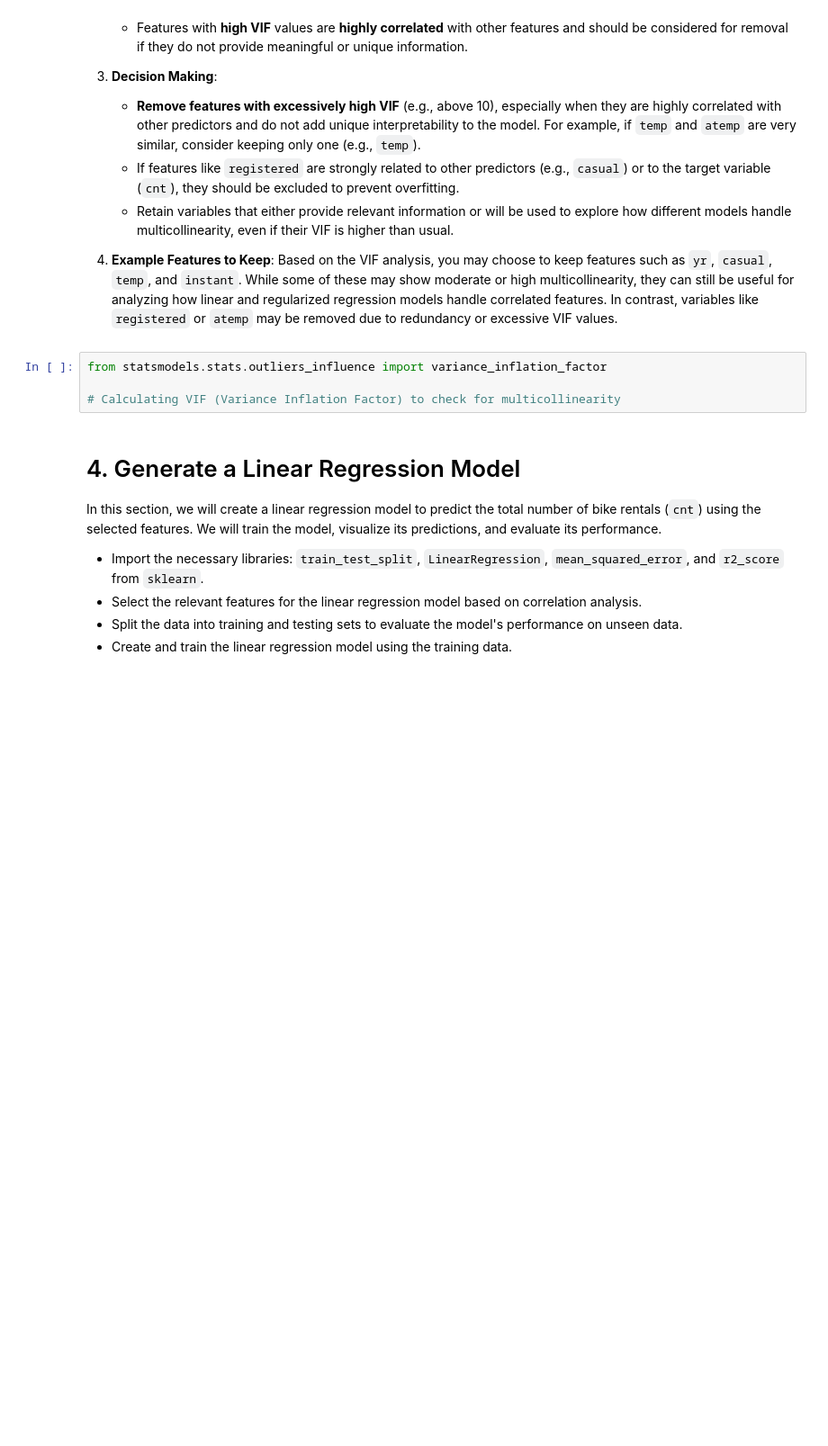
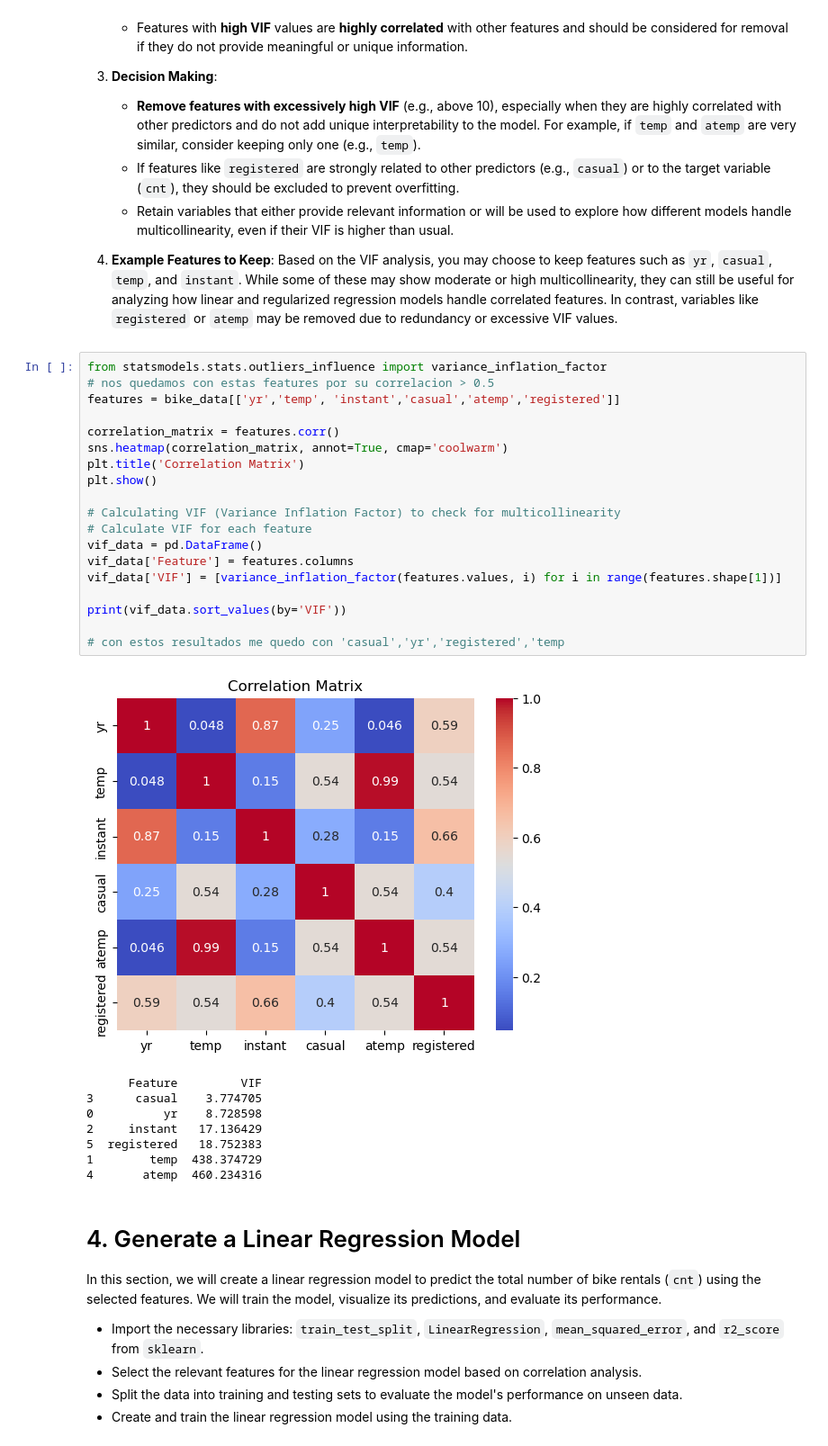
Before and after one commit to GuaSiMoTO/LAB-Machine-Learning-Supervised-Learning-Regression-Models-public, a Jupyter notebook: bike.ipynb, the cells around one changed output. Shown at 90% size. Drawn from its saved outputs; the diff is of its cells as text; blank space fills up the shorter version.

```diff
--- a/bike.ipynb
+++ b/bike.ipynb
@@ -80,10 +127,34 @@ Multicollinearity occurs when features are highly correlated with each other, wh
 
 4. **Example Features to Keep**:
    Based on the VIF analysis, you may choose to keep features such as `yr`, `casual`, `temp`, and `instant`. While some of these may show moderate or high multicollinearity, they can still be useful for analyzing how linear and regularized regression models handle correlated features. In contrast, variables like `registered` or `atemp` may be removed due to redundancy or excessive VIF values.
-# %%
-from statsmodels.stats.outliers_influence import variance_inflation_factor
-
-# Calculating VIF (Variance Inflation Factor) to check for multicollinearity
+# %%
+from statsmodels.stats.outliers_influence import variance_inflation_factor
+# nos quedamos con estas features por su correlacion > 0.5
+features = bike_data[['yr','temp', 'instant','casual','atemp','registered']]
+
+correlation_matrix = features.corr()
+sns.heatmap(correlation_matrix, annot=True, cmap='coolwarm')
+plt.title('Correlation Matrix')
+plt.show()
+
+# Calculating VIF (Variance Inflation Factor) to check for multicollinearity
+# Calculate VIF for each feature
+vif_data = pd.DataFrame()
+vif_data['Feature'] = features.columns
+vif_data['VIF'] = [variance_inflation_factor(features.values, i) for i in range(features.shape[1])]
+
+print(vif_data.sort_values(by='VIF'))
+
+# con estos resultados me quedo con 'casual','yr','registered','temp
+# %% [output]
+[figure, added]
+      Feature         VIF
+3      casual    3.774705
+0          yr    8.728598
+2     instant   17.136429
+5  registered   18.752383
+1        temp  438.374729
+4       atemp  460.234316
 # %% [markdown]
 # 4. Generate a Linear Regression Model
 
```
Also changed, not shown: parts of 9 cells of this notebook, 3 other files.
